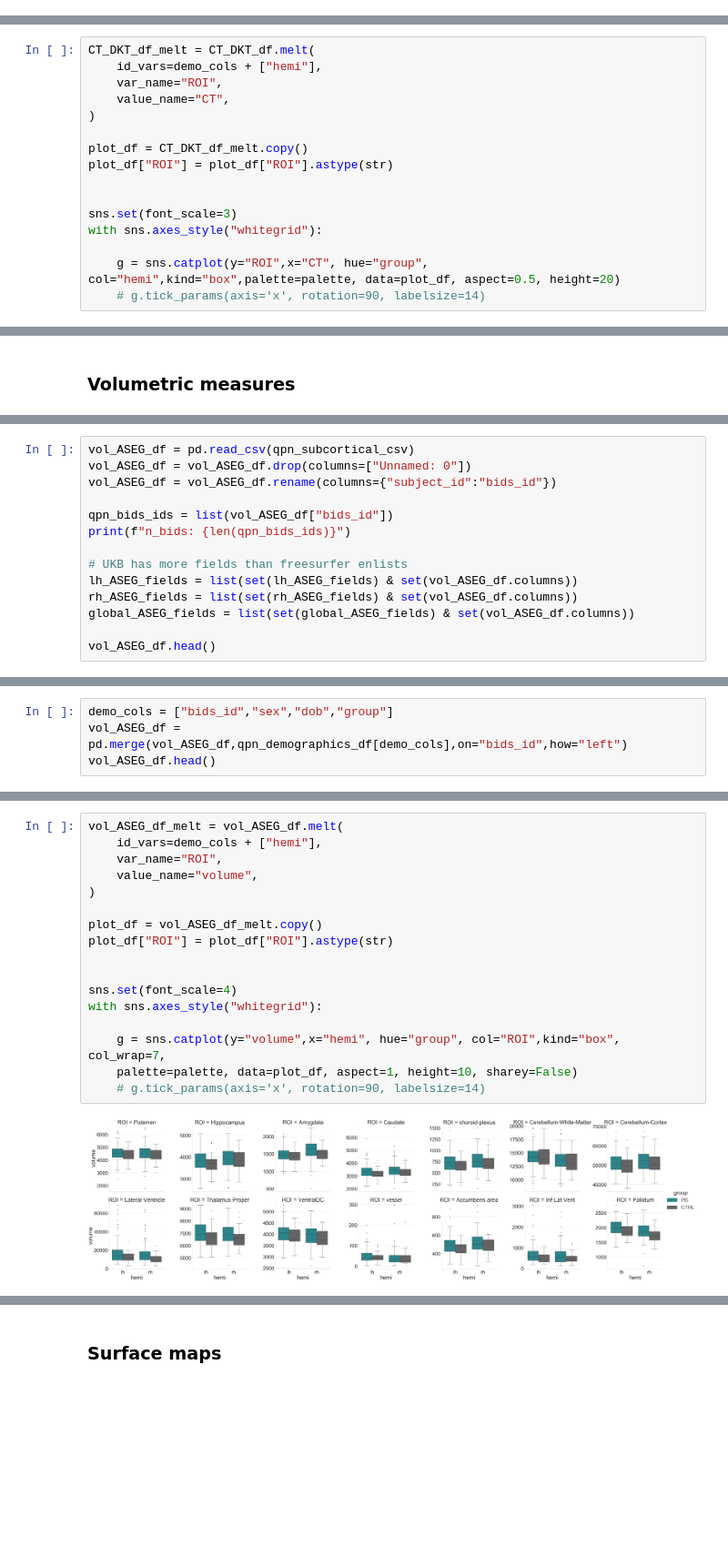
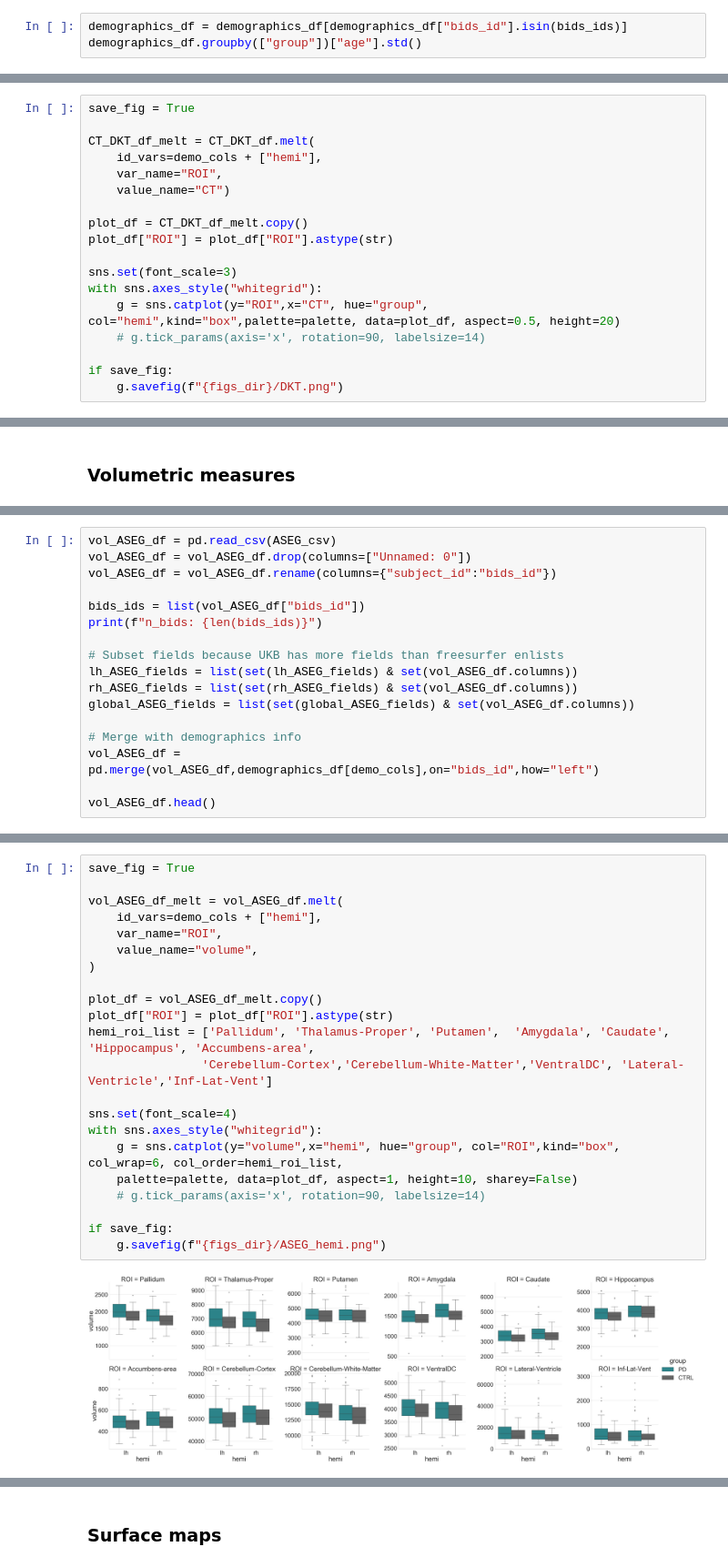
Before and after one commit to yarikoptic/mr_proc, a Jupyter notebook: analysis/CT/notebooks/FS_stats.ipynb, the cells around one changed output, grey strips where cells are left out. Shown at 91% size. Saved outputs shown, nothing was run; the diff lists cells and outputs as text; blank space fills up the shorter version.

Commit message:
completed freesurfer stats analyis for qpn

```diff
--- a/analysis/CT/notebooks/FS_stats.ipynb
+++ b/analysis/CT/notebooks/FS_stats.ipynb
@@ -162,0 +141,3 @@ sns.palplot(palette)
+# %%
+demographics_df = demographics_df[demographics_df["bids_id"].isin(bids_ids)]
+demographics_df.groupby(["group"])["age"].std()
@@ -163,17 +173,19 @@ sns.palplot(palette)
 # %%
+save_fig = True
+
 CT_DKT_df_melt = CT_DKT_df.melt(
     id_vars=demo_cols + ["hemi"],
     var_name="ROI",
-    value_name="CT",
-)
+    value_name="CT")
 
 plot_df = CT_DKT_df_melt.copy()
 plot_df["ROI"] = plot_df["ROI"].astype(str)
 
-
 sns.set(font_scale=3)
 with sns.axes_style("whitegrid"):
-
     g = sns.catplot(y="ROI",x="CT", hue="group", col="hemi",kind="box",palette=palette, data=plot_df, aspect=0.5, height=20)
     # g.tick_params(axis='x', rotation=90, labelsize=14)
+
+if save_fig:
+    g.savefig(f"{figs_dir}/DKT.png")
 # %% [output]
@@ -226,15 +195,18 @@ ASEG_fields_df.head()
 # %%
-vol_ASEG_df = pd.read_csv(qpn_subcortical_csv)
+vol_ASEG_df = pd.read_csv(ASEG_csv)
 vol_ASEG_df = vol_ASEG_df.drop(columns=["Unnamed: 0"])
 vol_ASEG_df = vol_ASEG_df.rename(columns={"subject_id":"bids_id"})
 
-qpn_bids_ids = list(vol_ASEG_df["bids_id"])
-print(f"n_bids: {len(qpn_bids_ids)}")
+bids_ids = list(vol_ASEG_df["bids_id"])
+print(f"n_bids: {len(bids_ids)}")
 
-# UKB has more fields than freesurfer enlists
+# Subset fields because UKB has more fields than freesurfer enlists
 lh_ASEG_fields = list(set(lh_ASEG_fields) & set(vol_ASEG_df.columns))
 rh_ASEG_fields = list(set(rh_ASEG_fields) & set(vol_ASEG_df.columns))
 global_ASEG_fields = list(set(global_ASEG_fields) & set(vol_ASEG_df.columns))
 
+# Merge with demographics info
+vol_ASEG_df = pd.merge(vol_ASEG_df,demographics_df[demo_cols],on="bids_id",how="left")
+
 vol_ASEG_df.head()
 # %% [output]
@@ -249,4 +220,0 @@ n_bids: 163
-# %%
-demo_cols = ["bids_id","sex","dob","group"]
-vol_ASEG_df = pd.merge(vol_ASEG_df,qpn_demographics_df[demo_cols],on="bids_id",how="left")
-vol_ASEG_df.head()
@@ -291,19 +249,24 @@ vol_ASEG_df
 # %%
+save_fig = True
+
 vol_ASEG_df_melt = vol_ASEG_df.melt(
     id_vars=demo_cols + ["hemi"],
     var_name="ROI",
     value_name="volume",
 )
 
 plot_df = vol_ASEG_df_melt.copy()
 plot_df["ROI"] = plot_df["ROI"].astype(str)
-
+hemi_roi_list = ['Pallidum', 'Thalamus-Proper', 'Putamen',  'Amygdala', 'Caudate', 'Hippocampus', 'Accumbens-area',
+                'Cerebellum-Cortex','Cerebellum-White-Matter','VentralDC', 'Lateral-Ventricle','Inf-Lat-Vent']
 
 sns.set(font_scale=4)
 with sns.axes_style("whitegrid"):
-
-    g = sns.catplot(y="volume",x="hemi", hue="group", col="ROI",kind="box", col_wrap=7,
+    g = sns.catplot(y="volume",x="hemi", hue="group", col="ROI",kind="box", col_wrap=6, col_order=hemi_roi_list,
     palette=palette, data=plot_df, aspect=1, height=10, sharey=False)
     # g.tick_params(axis='x', rotation=90, labelsize=14)
+
+if save_fig:
+    g.savefig(f"{figs_dir}/ASEG_hemi.png")
 # %% [output]
-[figure, old version]
+[figure, new version]
```
Also changed, not shown: parts of 39 cells of this notebook.
